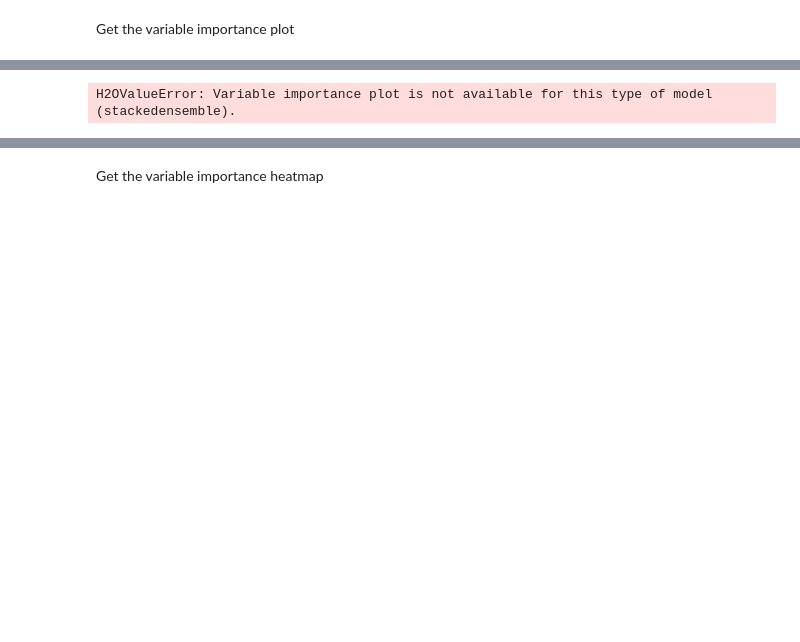
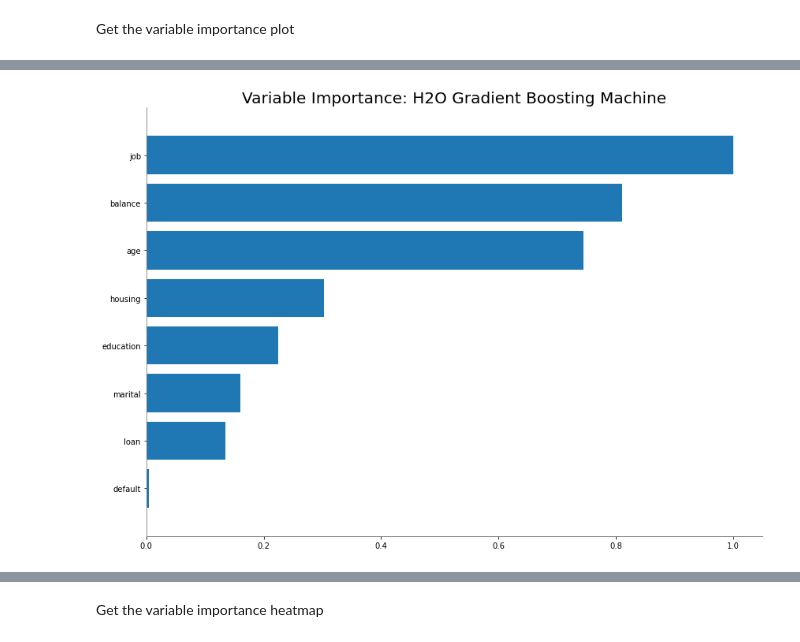
Before and after one commit to Christian-TD/AoaH2OBankingDemoModels, a Jupyter notebook: model_definitions/24e33e49-d5f0-42ce-900a-475520df4ce1/notebooks/Bank Marketing H2O.ipynb, the cells around one changed output, grey strips where cells are left out. Cells and saved outputs as stored; diff of their text form; code cells hidden in the pictures; blank space fills up the shorter version.

```diff
--- a/model_definitions/24e33e49-d5f0-42ce-900a-475520df4ce1/notebooks/Bank Marketing H2O.ipynb
+++ b/model_definitions/24e33e49-d5f0-42ce-900a-475520df4ce1/notebooks/Bank Marketing H2O.ipynb
@@ -609,4 +610,4 @@ Get the variable importance plot
 # %%
-ra_plot = model.varimp_plot()
+ra_plot = gbm.varimp_plot()
 # %% [output]
-H2OValueError: Variable importance plot is not available for this type of model (stackedensemble).
+[figure, added]
```
Also changed, not shown: parts of 39 cells of this notebook, 2 other files.
